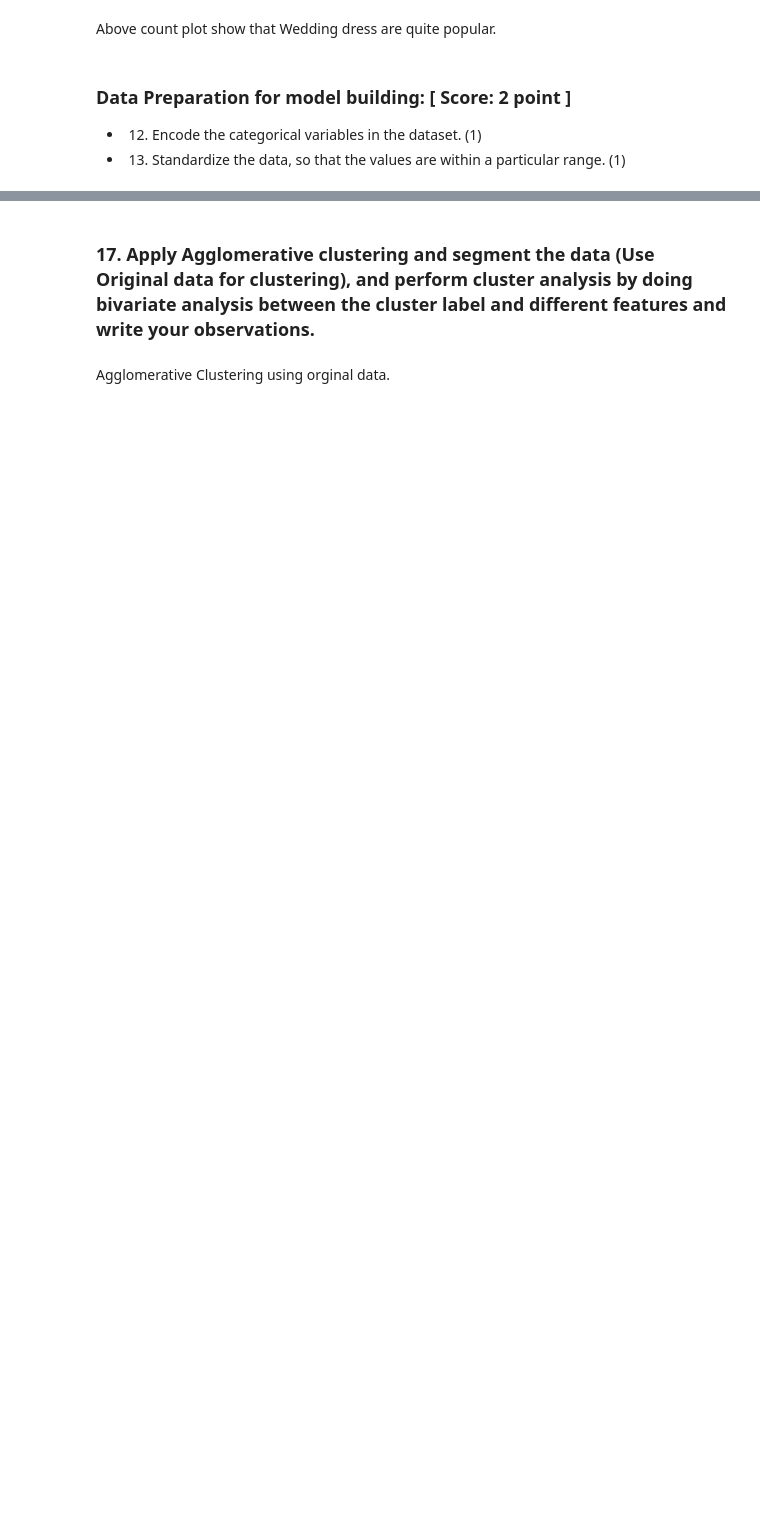
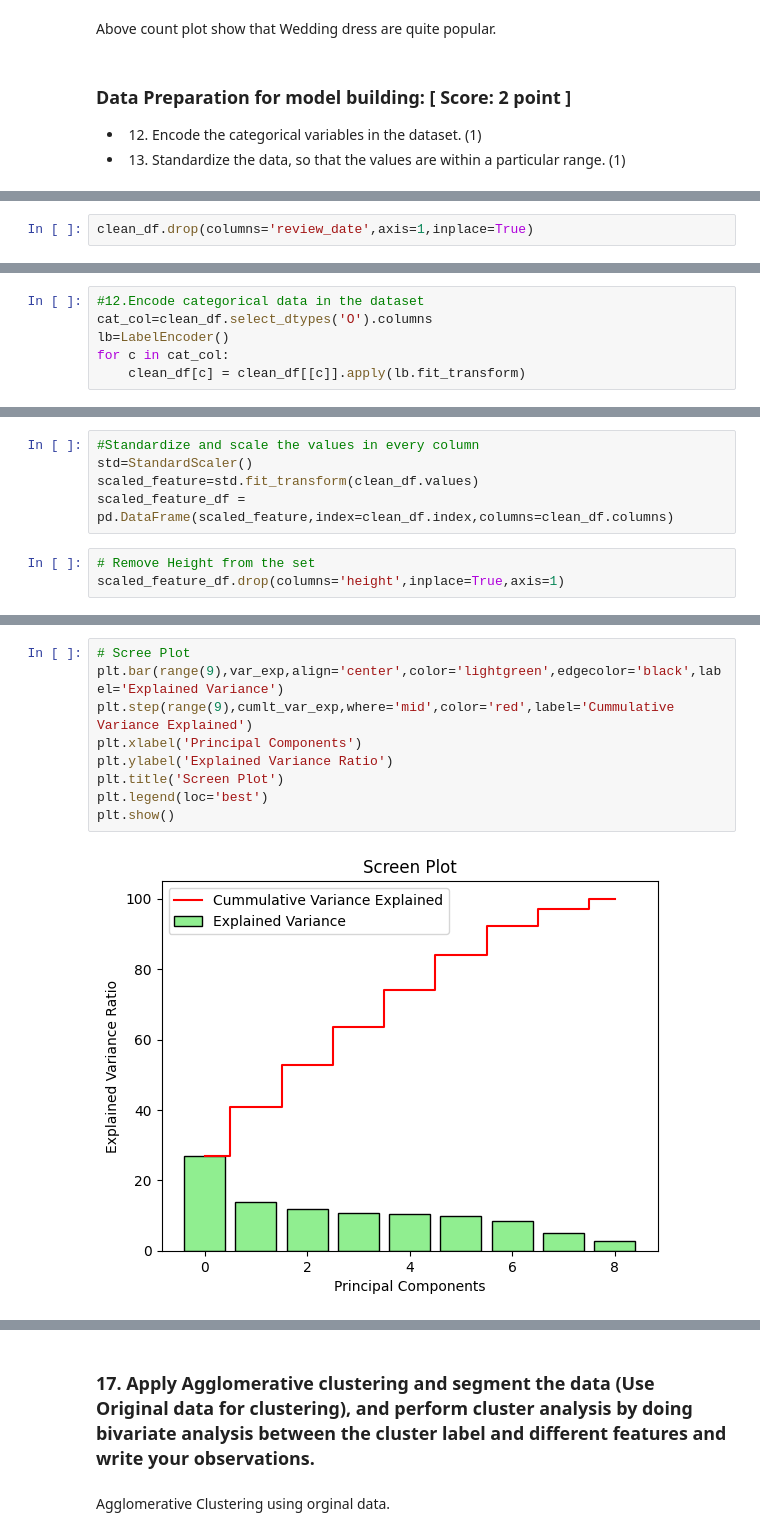
Before and after one commit to JustineJC/JustineJose-Project-2_Python-for-DS, a Jupyter notebook: Machine Learning - Unsupervised Learning- E commerce.ipynb, the cells around one changed output, grey strips where cells are left out. Cells and saved outputs as stored; diff of their text form; blank space fills up the shorter version.

```diff
--- a/Machine Learning - Unsupervised Learning- E commerce.ipynb
+++ b/Machine Learning - Unsupervised Learning- E commerce.ipynb
@@ -327,0 +336,2 @@ Index(['Year_Birth', 'Education', 'Marital_Status', 'Income', 'Recency',
+# %%
+clean_df.drop(columns='review_date',axis=1,inplace=True)
@@ -327,0 +345,6 @@ Index(['Year_Birth', 'Education', 'Marital_Status', 'Income', 'Recency',
+# %%
+#12.Encode categorical data in the dataset
+cat_col=clean_df.select_dtypes('O').columns
+lb=LabelEncoder()
+for c in cat_col:
+    clean_df[c] = clean_df[[c]].apply(lb.fit_transform)
@@ -327,0 +358,8 @@ Index(['Year_Birth', 'Education', 'Marital_Status', 'Income', 'Recency',
+# %%
+#Standardize and scale the values in every column
+std=StandardScaler()
+scaled_feature=std.fit_transform(clean_df.values)
+scaled_feature_df = pd.DataFrame(scaled_feature,index=clean_df.index,columns=clean_df.columns)
+# %%
+# Remove Height from the set
+scaled_feature_df.drop(columns='height',inplace=True,axis=1)
@@ -359,0 +420,11 @@ for c in col:
+# %%
+# Scree Plot
+plt.bar(range(9),var_exp,align='center',color='lightgreen',edgecolor='black',label='Explained Variance')
+plt.step(range(9),cumlt_var_exp,where='mid',color='red',label='Cummulative Variance Explained')
+plt.xlabel('Principal Components')
+plt.ylabel('Explained Variance Ratio')
+plt.title('Screen Plot')
+plt.legend(loc='best')
+plt.show()
+# %% [output]
+[figure, added]
```
Also changed, not shown: parts of 67 cells of this notebook.
